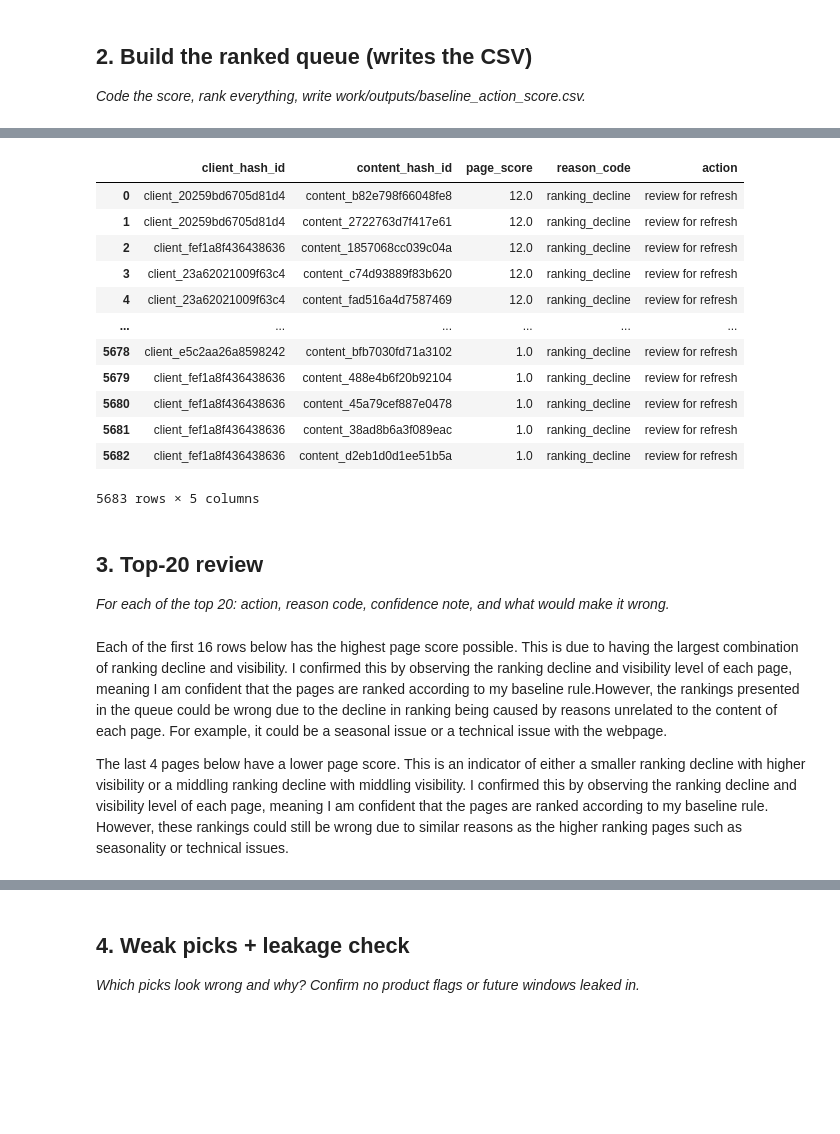
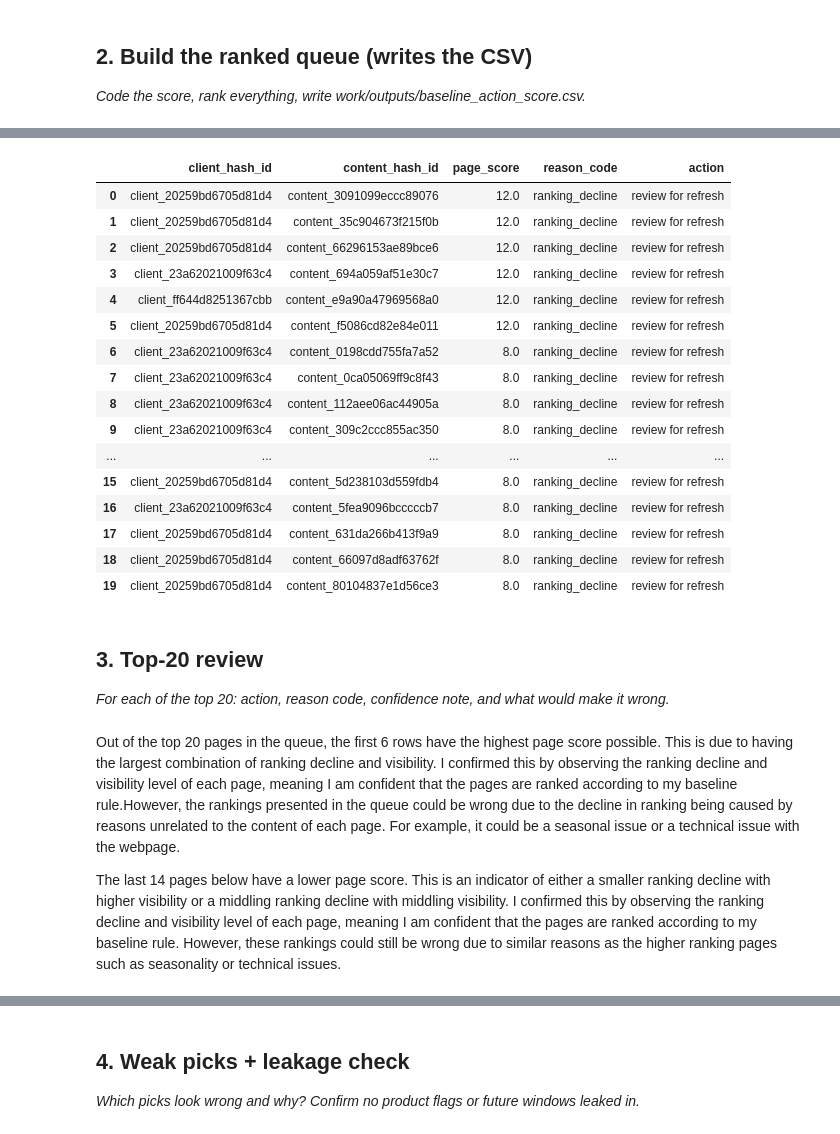
Before and after one commit to JasperOwen/flyrank-ml-internship, a Jupyter notebook: work/notebooks/w04_baseline_score.ipynb, the cells around one changed output, grey strips where cells are left out. Drawn from its saved outputs; the diff is of its cells as text; code cells hidden in the pictures; blank space fills up the shorter version.

```diff
--- a/work/notebooks/w04_baseline_score.ipynb
+++ b/work/notebooks/w04_baseline_score.ipynb
@@ -102,10 +98,10 @@ def position_tier(pos):
     else:
         return 5
 
-page_performance["early_position_tier"] = page_performance["early_avg_position"].apply(position_tier)
-page_performance["late_position_tier"] = page_performance["late_avg_position"].apply(position_tier)
-page_performance["tier_change"] = page_performance["late_position_tier"] - page_performance["early_position_tier"]
+page_performance["week1_position_tier"] = page_performance["week1_avg_position"].apply(position_tier)
+page_performance["week2_position_tier"] = page_performance["week2_avg_position"].apply(position_tier)
+page_performance["tier_change"] = page_performance["week2_position_tier"] - page_performance["week1_position_tier"]
 
-page_performance[["client_hash_id", "content_hash_id", "early_avg_position", "late_avg_position",
-        "early_position_tier", "late_position_tier", "tier_change"]].head(10)
+page_performance[["client_hash_id", "content_hash_id", "week1_avg_position", "week2_avg_position",
+        "week1_position_tier", "week2_position_tier", "tier_change"]].head(10)
 # %% [output]
@@ -172,7 +168,7 @@ def visibility_bucket(change):
     else:
         return "high"
 
-page_performance["visibility_bucket"] = page_performance["late_impressions"].apply(visibility_bucket)
+page_performance["visibility_bucket"] = page_performance["week2_impressions"].apply(visibility_bucket)
 # %%
 visibility_table = (
     page_performance[page_performance["visibility_bucket"].notna()]
@@ -265,6 +263,12 @@ page_performance[page_performance["page_score"] > 0][
 page_performance["reason_code"] = "ranking_decline"
 page_performance["action"] = "review for refresh"
 
+#Tie-breaker
+page_performance = page_performance.sort_values(
+    by=["page_score", "content_hash_id"],
+    ascending=[False, True]
+).reset_index(drop=True)
+
 
 page_performance
 # %% [output]
@@ -284,34 +288,43 @@ page_performance
 # %%
 ranked_queue = page_performance[page_performance["page_score"] > 0][["client_hash_id", "content_hash_id", "page_score", "reason_code","action"]]
 ranked_queue = ranked_queue.sort_values("page_score", ascending=False)
-ranked_queue = ranked_queue.reset_index(drop=True)
+
+#Tie-breaker
+ranked_queue = ranked_queue.sort_values(
+    by=["page_score", "content_hash_id"],
+    ascending=[False, True]
+).reset_index(drop=True)
 
 os.makedirs("work/outputs", exist_ok=True)
 ranked_queue.to_csv("work/outputs/baseline_action_score.csv", index=False)
 
-ranked_queue
+ranked_queue.head(20)
 # %% [output]
 |  | client_hash_id | content_hash_id | page_score | reason_code | action |
-| 0 | client_20259bd6705d81d4 | content_b82e798f66048fe8 | 12.0 | ranking_decline | review for refresh |
-| 1 | client_20259bd6705d81d4 | content_2722763d7f417e61 | 12.0 | ranking_decline | review for refresh |
-| 2 | client_fef1a8f436438636 | content_1857068cc039c04a | 12.0 | ranking_decline | review for refresh |
-| 3 | client_23a62021009f63c4 | content_c74d93889f83b620 | 12.0 | ranking_decline | review for refresh |
-| 4 | client_23a62021009f63c4 | content_fad516a4d7587469 | 12.0 | ranking_decline | review for refresh |
+| 0 | client_20259bd6705d81d4 | content_3091099eccc89076 | 12.0 | ranking_decline | review for refresh |
+| 1 | client_20259bd6705d81d4 | content_35c904673f215f0b | 12.0 | ranking_decline | review for refresh |
+| 2 | client_20259bd6705d81d4 | content_66296153ae89bce6 | 12.0 | ranking_decline | review for refresh |
+| 3 | client_23a62021009f63c4 | content_694a059af51e30c7 | 12.0 | ranking_decline | review for refresh |
+| 4 | client_ff644d8251367cbb | content_e9a90a47969568a0 | 12.0 | ranking_decline | review for refresh |
+| 5 | client_20259bd6705d81d4 | content_f5086cd82e84e011 | 12.0 | ranking_decline | review for refresh |
+| 6 | client_23a62021009f63c4 | content_0198cdd755fa7a52 | 8.0 | ranking_decline | review for refresh |
+| 7 | client_23a62021009f63c4 | content_0ca05069ff9c8f43 | 8.0 | ranking_decline | review for refresh |
+| 8 | client_23a62021009f63c4 | content_112aee06ac44905a | 8.0 | ranking_decline | review for refresh |
+| 9 | client_23a62021009f63c4 | content_309c2ccc855ac350 | 8.0 | ranking_decline | review for refresh |
 | ... | ... | ... | ... | ... | ... |
-| 5678 | client_e5c2aa26a8598242 | content_bfb7030fd71a3102 | 1.0 | ranking_decline | review for refresh |
-| 5679 | client_fef1a8f436438636 | content_488e4b6f20b92104 | 1.0 | ranking_decline | review for refresh |
-| 5680 | client_fef1a8f436438636 | content_45a79cef887e0478 | 1.0 | ranking_decline | review for refresh |
-| 5681 | client_fef1a8f436438636 | content_38ad8b6a3f089eac | 1.0 | ranking_decline | review for refresh |
-| 5682 | client_fef1a8f436438636 | content_d2eb1d0d1ee51b5a | 1.0 | ranking_decline | review for refresh |
+| 15 | client_20259bd6705d81d4 | content_5d238103d559fdb4 | 8.0 | ranking_decline | review for refresh |
+| 16 | client_23a62021009f63c4 | content_5fea9096bcccccb7 | 8.0 | ranking_decline | review for refresh |
+| 17 | client_20259bd6705d81d4 | content_631da266b413f9a9 | 8.0 | ranking_decline | review for refresh |
+| 18 | client_20259bd6705d81d4 | content_66097d8adf63762f | 8.0 | ranking_decline | review for refresh |
+| 19 | client_20259bd6705d81d4 | content_80104837e1d56ce3 | 8.0 | ranking_decline | review for refresh |
-5683 rows × 5 columns
 # %% [markdown]
 ## 3. Top-20 review
 
 *For each of the top 20: action, reason code, confidence note, and what would make it wrong.*
 # %% [markdown]
-Each of the first 16 rows below has the highest page score possible. This is due to having the largest combination of ranking decline and visibility. I confirmed this by observing the ranking decline and visibility level of each page, meaning I am confident that the pages are ranked according to my baseline rule.However, the rankings presented in the queue could be wrong due to the decline in ranking being caused by reasons unrelated to the content of each page. For example, it could be a seasonal issue or a technical issue with the webpage.
+Out of the top 20 pages in the queue, the first 6 rows have the highest page score possible. This is due to having the largest combination of ranking decline and visibility. I confirmed this by observing the ranking decline and visibility level of each page, meaning I am confident that the pages are ranked according to my baseline rule.However, the rankings presented in the queue could be wrong due to the decline in ranking being caused by reasons unrelated to the content of each page. For example, it could be a seasonal issue or a technical issue with the webpage.
 
-The last 4 pages below have a lower page score. This is an indicator of either a smaller ranking decline with higher visibility or a middling ranking decline with middling visibility. I confirmed this by observing the ranking decline and visibility level of each page, meaning I am confident that the pages are ranked according to my baseline rule. However, these rankings could still be wrong due to similar reasons as the higher ranking pages such as seasonality or technical issues.
+The last 14 pages below have a lower page score. This is an indicator of either a smaller ranking decline with higher visibility or a middling ranking decline with middling visibility. I confirmed this by observing the ranking decline and visibility level of each page, meaning I am confident that the pages are ranked according to my baseline rule. However, these rankings could still be wrong due to similar reasons as the higher ranking pages such as seasonality or technical issues.
 # %%
 # This cell is for CODE (numbers, a query, a check).
 # Write your text answer in the cell ABOVE this one — typing sentences here breaks Run All.
```
Also changed, not shown: parts of 15 cells of this notebook.
